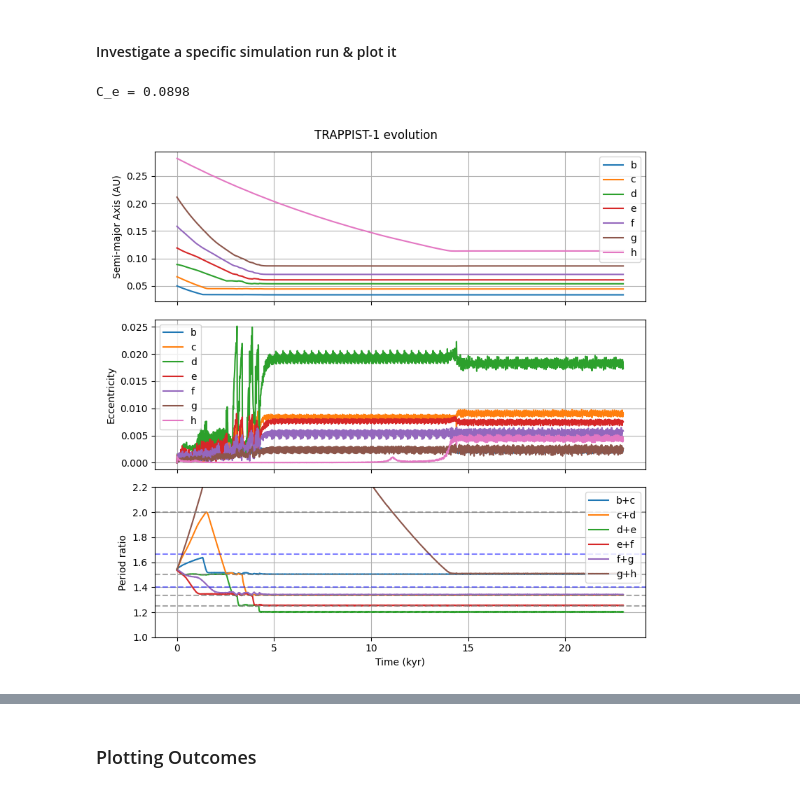
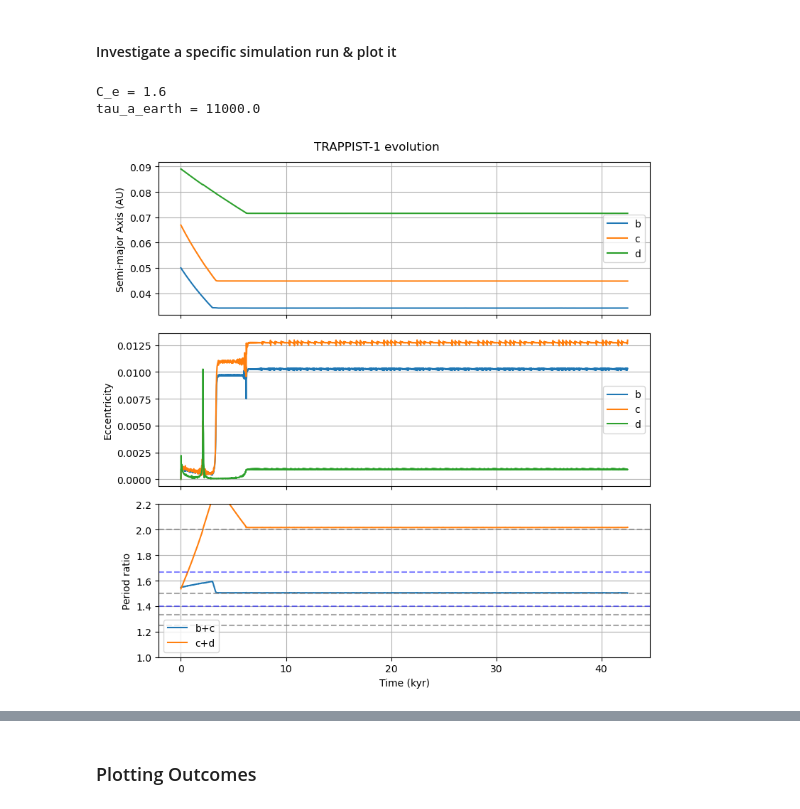
Before and after one commit to dchen10Git/uchi-exoplanets-2025, a Jupyter notebook: analyze_sims_huang.ipynb, the cells around one changed output, grey strips where cells are left out. Saved outputs shown, nothing was run; the diff lists cells and outputs as text; code cells hidden in the pictures.

```diff
--- a/analyze_sims_huang.ipynb
+++ b/analyze_sims_huang.ipynb
@@ -59,32 +59,33 @@ outcome_df = outcome_df.sort_values(by='sim_id')
 # %% [markdown]
 #### Investigate a specific simulation run & plot it
 # %%
-sim_id = 1
+sim_id = 15
 base_dir = Path.cwd()
 file_path = base_dir.parent / f"sim_results/dataset{dataset_id}" / f"sim{sim_id}.h5"
 
 row = outcome_df.loc[outcome_df["sim_id"] == sim_id].iloc[0]
 # print(f"Initial P ratios: {row['initial_P_ratios']} | Sigma_1au: {float(row['Sigma_1au']):.4} | K-factor: {float(row['K_factor']):.4}")
 
 saved_sim = t1.load_simulation_run(file_path)
 sim_data = saved_sim[0]
 m_star = saved_sim[1]['m_star']
 planet_names = saved_sim[1]['planet_names']
 print(f"C_e = {saved_sim[1]['C_e']}")
+print(f"tau_a_earth = {saved_sim[1]['tau_a_earth']}")
 
 planets = {p: sim_data[p] for p in planet_names}
 
 # Example usage
 # print(saved_sim[1]['m_star'])
 # print(planets['b'][:5])
 # print(planets['b']['a'][:5])
 # print(planets['b'].attrs["planet_name"])
 
-%matplotlib widget
 t1.plot_trappist1(saved_sim)
 # %% [output]
-C_e = 0.0898
+C_e = 1.6
+tau_a_earth = 11000.0
-[figure, old version]
+[figure, new version]
 # %%
 mmr_id.plot_libration(m_star, planets['b'], planets['c'])
 # mmr_id.plot_libration(m_star, planets['b'], planets['c'], planets['d'])
```
Also changed, not shown: parts of 1 cell of this notebook, 3 other files.
